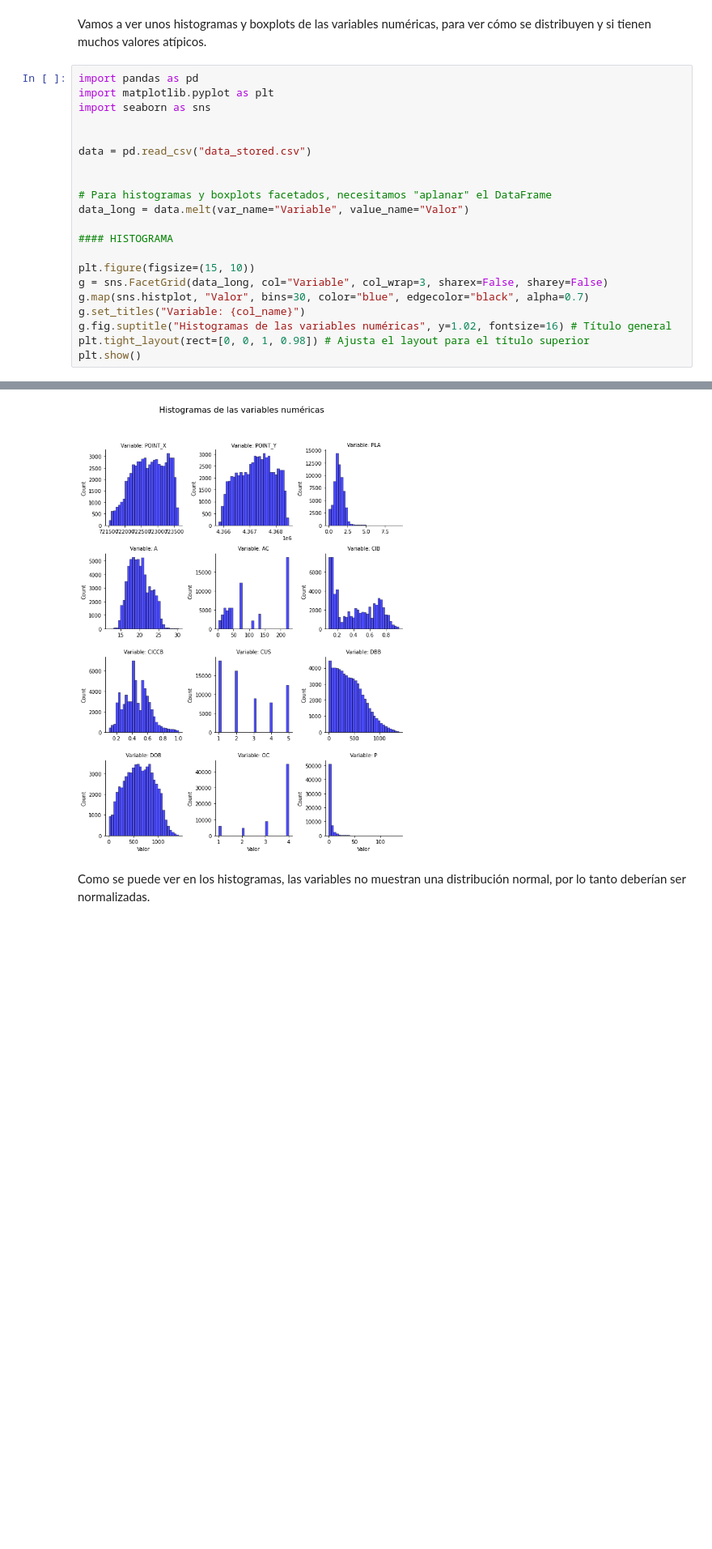
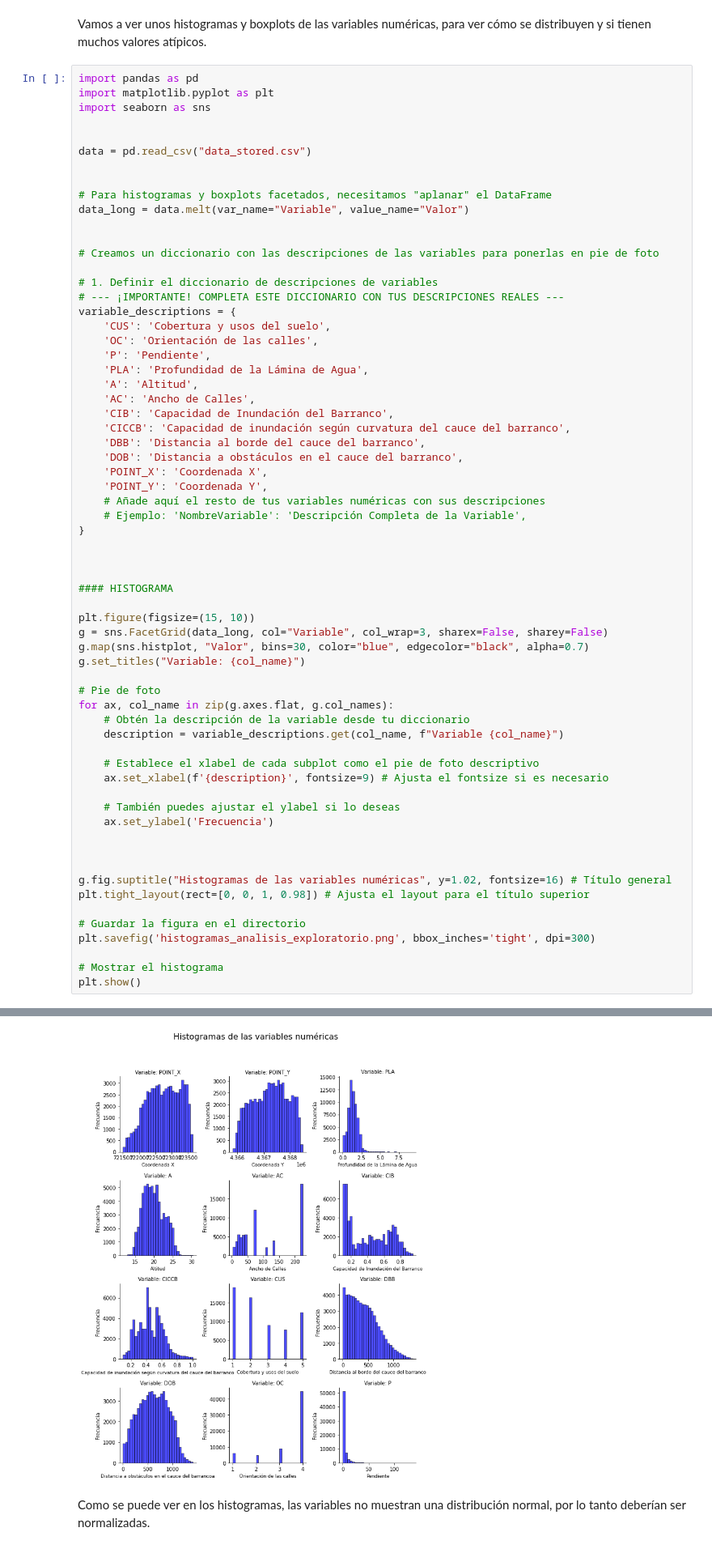
Before and after one commit to hugosuarezglez/En-Peu, a Jupyter notebook: analisis_exploratorio.ipynb, the cells around one changed output, grey strips where cells are left out. Shown at 81% size. Drawn from its saved outputs; the diff is of its cells as text; blank space fills up the shorter version.

```diff
--- a/analisis_exploratorio.ipynb
+++ b/analisis_exploratorio.ipynb
@@ -3,27 +3,70 @@ Vamos a ver unos histogramas y boxplots de las variables numéricas, para ver c
 # %%
 import pandas as pd
 import matplotlib.pyplot as plt
 import seaborn as sns
 
 
 data = pd.read_csv("data_stored.csv")
 
 
 # Para histogramas y boxplots facetados, necesitamos "aplanar" el DataFrame
 data_long = data.melt(var_name="Variable", value_name="Valor")
 
+
+# Creamos un diccionario con las descripciones de las variables para ponerlas en pie de foto
+
+# 1. Definir el diccionario de descripciones de variables
+# --- ¡IMPORTANTE! COMPLETA ESTE DICCIONARIO CON TUS DESCRIPCIONES REALES ---
+variable_descriptions = {
+    'CUS': 'Cobertura y usos del suelo',
+    'OC': 'Orientación de las calles',
+    'P': 'Pendiente',
+    'PLA': 'Profundidad de la Lámina de Agua',
+    'A': 'Altitud',
+    'AC': 'Ancho de Calles',
+    'CIB': 'Capacidad de Inundación del Barranco',
+    'CICCB': 'Capacidad de inundación según curvatura del cauce del barranco',
+    'DBB': 'Distancia al borde del cauce del barranco',
+    'DOB': 'Distancia a obstáculos en el cauce del barranco',
+    'POINT_X': 'Coordenada X',
+    'POINT_Y': 'Coordenada Y',
+    # Añade aquí el resto de tus variables numéricas con sus descripciones
+    # Ejemplo: 'NombreVariable': 'Descripción Completa de la Variable',
+}
+
+
+
 #### HISTOGRAMA
 
 plt.figure(figsize=(15, 10))
 g = sns.FacetGrid(data_long, col="Variable", col_wrap=3, sharex=False, sharey=False)
 g.map(sns.histplot, "Valor", bins=30, color="blue", edgecolor="black", alpha=0.7)
 g.set_titles("Variable: {col_name}")
+
+# Pie de foto
+for ax, col_name in zip(g.axes.flat, g.col_names):
+    # Obtén la descripción de la variable desde tu diccionario
+    description = variable_descriptions.get(col_name, f"Variable {col_name}")
+
+    # Establece el xlabel de cada subplot como el pie de foto descriptivo
+    ax.set_xlabel(f'{description}', fontsize=9) # Ajusta el fontsize si es necesario
+
+    # También puedes ajustar el ylabel si lo deseas
+    ax.set_ylabel('Frecuencia')
+
+
+
 g.fig.suptitle("Histogramas de las variables numéricas", y=1.02, fontsize=16) # Título general
 plt.tight_layout(rect=[0, 0, 1, 0.98]) # Ajusta el layout para el título superior
+
+# Guardar la figura en el directorio
+plt.savefig('histogramas_analisis_exploratorio.png', bbox_inches='tight', dpi=300)
+
+# Mostrar el histograma
 plt.show()
 # %% [output]
 <Figure size 1080x720 with 0 Axes>
-[figure, old version]
+[figure, new version]
 # %% [markdown]
 Como se puede ver en los histogramas, las variables no muestran una distribución normal, por lo tanto deberían ser normalizadas.
 # %% [markdown]
```
Also changed, not shown: parts of 1 cell of this notebook, 4 other files.
